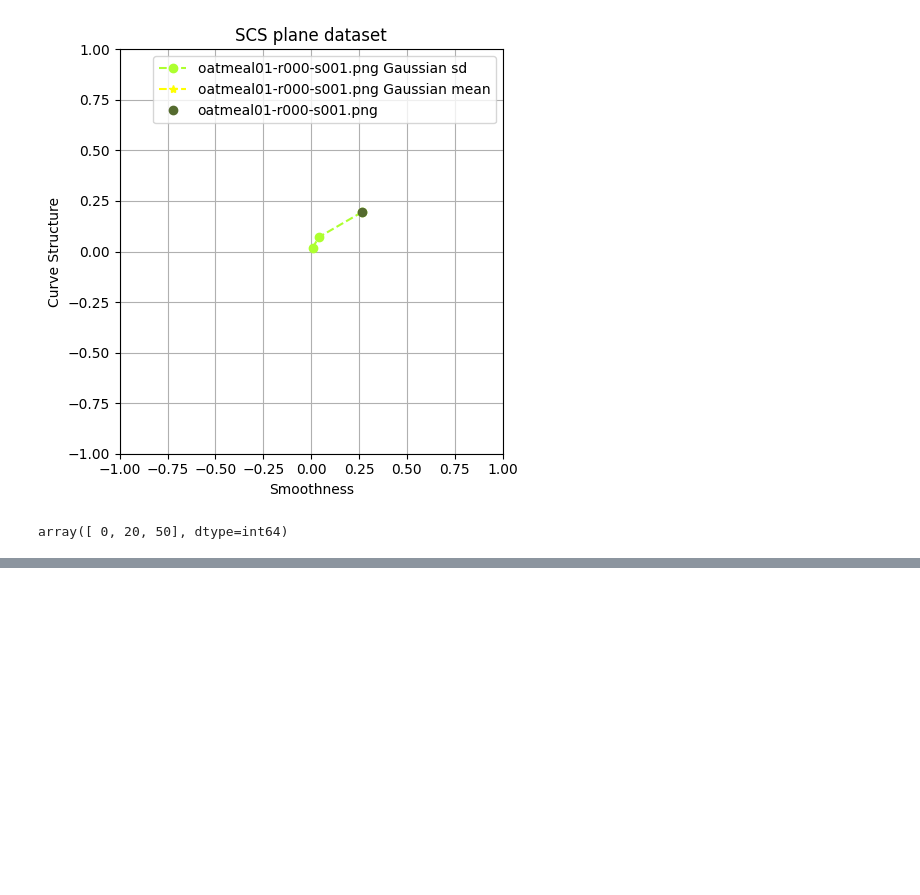
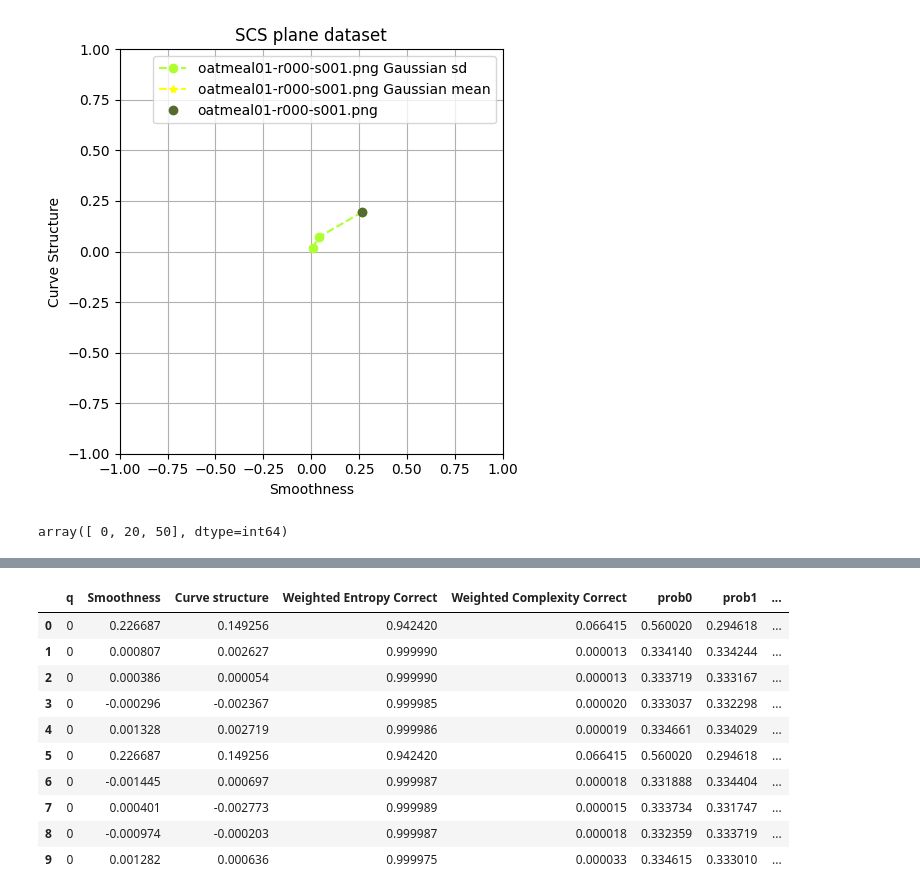
Before and after one commit to alvaroalbuquerque/SCS_plane_study, a Jupyter notebook: noise_analysis_q0_gaussian.ipynb, the cells around one changed output, grey strips where cells are left out. Drawn from its saved outputs; the diff is of its cells as text; code cells hidden in the pictures; blank space fills up the shorter version.

```diff
--- a/noise_analysis_q0_gaussian.ipynb
+++ b/noise_analysis_q0_gaussian.ipynb
@@ -439,0 +449,15 @@ plt.show()
+# %%
+skimage_data = pd.read_csv(f"results/noise_analysis/gaussian/gaussian_analysis_skimage.csv")
+skimage_data.head(10)
+# %% [output]
+|  | q | Smoothness | Curve structure | Weighted Entropy Correct | Weighted Complexity Correct | prob0 | prob1 | ... |
+| 0 | 0 | 0.226687 | 0.149256 | 0.942420 | 0.066415 | 0.560020 | 0.294618 | ... |
+| 1 | 0 | 0.000807 | 0.002627 | 0.999990 | 0.000013 | 0.334140 | 0.334244 | ... |
+| 2 | 0 | 0.000386 | 0.000054 | 0.999990 | 0.000013 | 0.333719 | 0.333167 | ... |
+| 3 | 0 | -0.000296 | -0.002367 | 0.999985 | 0.000020 | 0.333037 | 0.332298 | ... |
+| 4 | 0 | 0.001328 | 0.002719 | 0.999986 | 0.000019 | 0.334661 | 0.334029 | ... |
+| 5 | 0 | 0.226687 | 0.149256 | 0.942420 | 0.066415 | 0.560020 | 0.294618 | ... |
+| 6 | 0 | -0.001445 | 0.000697 | 0.999987 | 0.000018 | 0.331888 | 0.334404 | ... |
+| 7 | 0 | 0.000401 | -0.002773 | 0.999989 | 0.000015 | 0.333734 | 0.331747 | ... |
+| 8 | 0 | -0.000974 | -0.000203 | 0.999987 | 0.000018 | 0.332359 | 0.333719 | ... |
+| 9 | 0 | 0.001282 | 0.000636 | 0.999975 | 0.000033 | 0.334615 | 0.333010 | ... |
```
Also changed, not shown: parts of 11 cells of this notebook, 1 other file.
